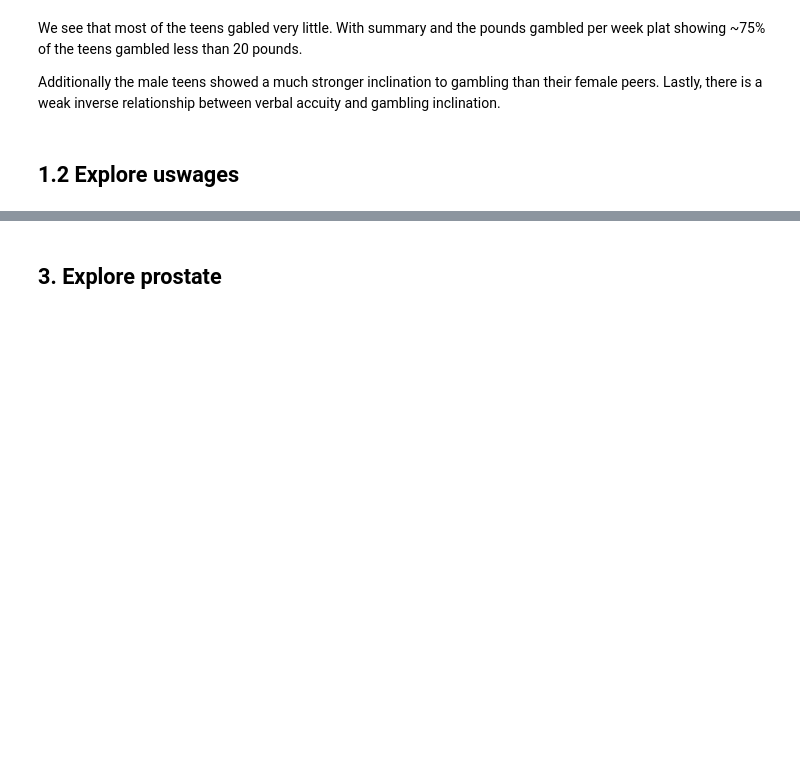
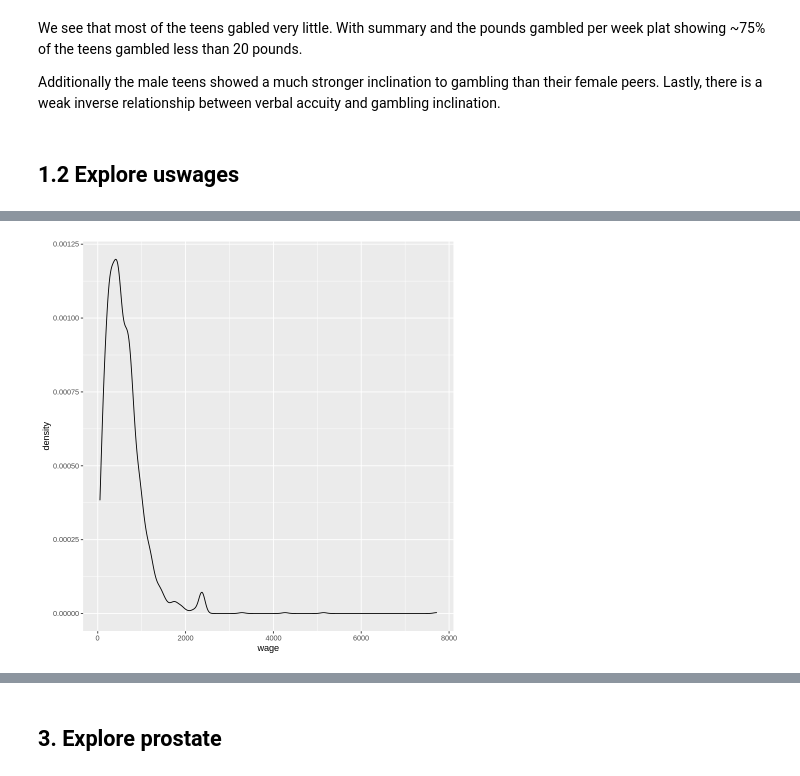
Before and after one commit to j-buss/Linear_Models_with_R, a Jupyter notebook: Chapter_01/Chapter_01_Exercises.ipynb, the cells around one changed output, grey strips where cells are left out. Saved outputs shown, nothing was run; the diff lists cells and outputs as text; code cells hidden in the pictures; blank space fills up the shorter version.

```diff
--- a/Chapter_01/Chapter_01_Exercises.ipynb
+++ b/Chapter_01/Chapter_01_Exercises.ipynb
@@ -78,5 +90,8 @@ head(uswages)
 uswages$race <- factor(uswages$race)
 levels(uswages$race) <- c("white","black")
 # Change categorical label for part time
-uswages$type <- factor(uswages$pt)
-levels(uswages$type) <- c("ft","pt")
+uswages$employmenttype <- factor(uswages$pt)
+levels(uswages$employmenttype) <- c("ft","pt")
+# Change categorical label for SMSA
+uswages$locationtype <- factor(uswages$smsa)
+levels(uswages$locationtype) <- c("rural","smsa")
@@ -98,0 +98,8 @@ within(long_uswages_2, rm(Y))
+# %%
+# Gather the separate columns based on region to be one region column
+uswages <- uswages %>% gather(region, Y, ne:we)
+# Remove the rows that now are "empty" for region based on previous "gather"
+uswages <- uswages[uswages$Y != 0, ]
+# %%
+# Drop columns that are no longer needed
+uswages <- within(uswages, rm(Y, pt, smsa))
@@ -98,0 +120,5 @@ within(long_uswages_2, rm(Y))
+# %%
+require(ggplot2)
+ggplot(uswages, aes(x=wage))+geom_density()
+# %% [output]
+[figure, added]
```
Also changed, not shown: parts of 25 cells of this notebook.
